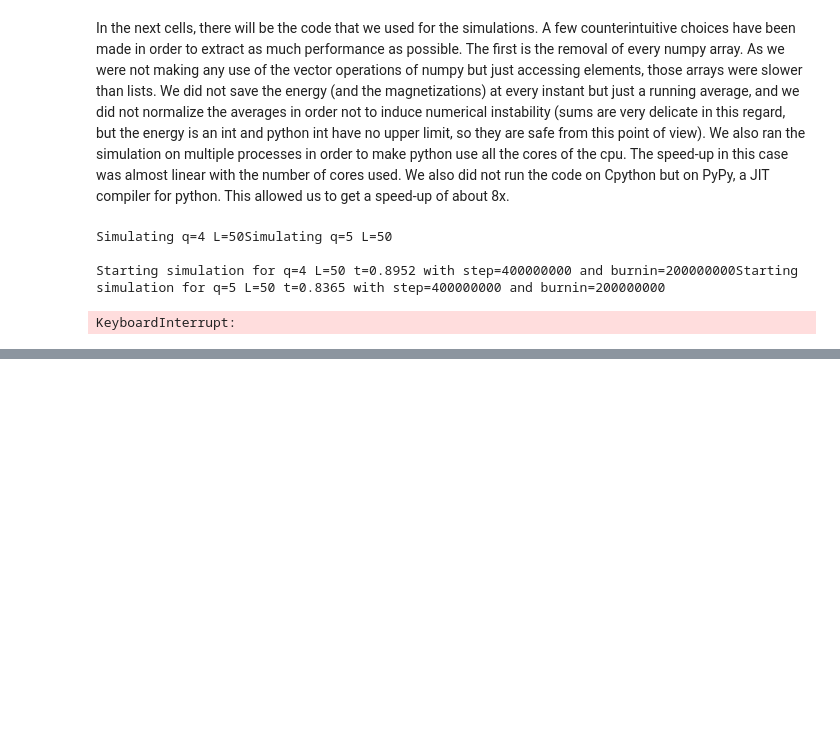
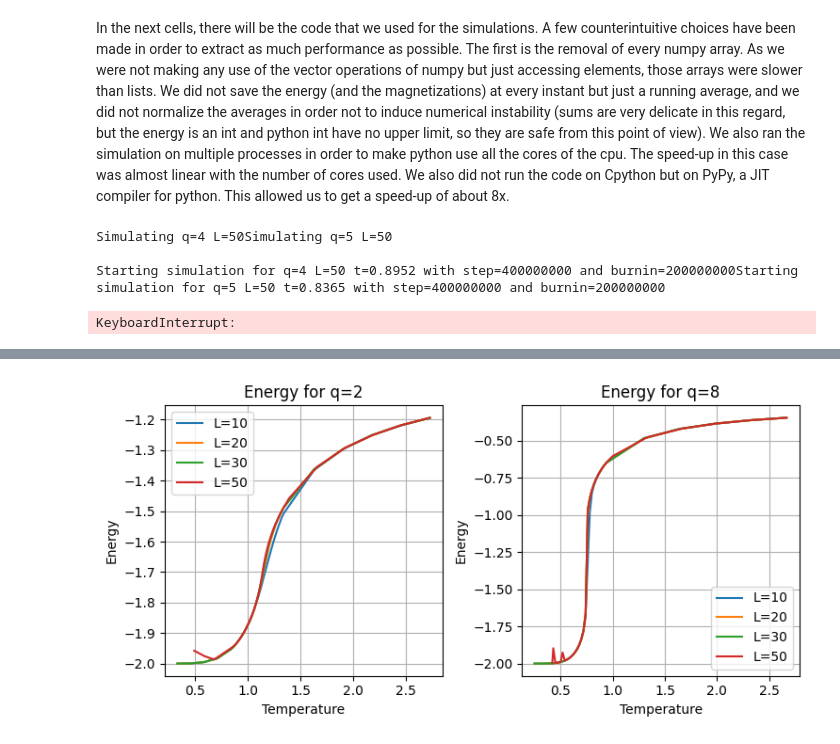
Before and after one commit to DarioFi/Potts-model-phase-transitions, a Jupyter notebook: dario.ipynb, the cells around one changed output, grey strips where cells are left out. Drawn from its saved outputs; the diff is of its cells as text; code cells hidden in the pictures; blank space fills up the shorter version.

```diff
--- a/dario.ipynb
+++ b/dario.ipynb
@@ -303,0 +352,19 @@ KeyboardInterrupt:
+# %%
+import numpy as np
+
+q_1 = [2, 8]
+fig, ax = plt.subplots(1, 2, figsize=(8, 4))
+fig.tight_layout(pad=3.0)
+for i, q in enumerate(q_1):
+    for L in Ls:
+        # We divide by L^2 in order to have all the energies on the same order of magnitude
+
+        ax[i].plot(exps[q, L].temps, np.array(exps[q, L].avg_en) / L ** 2, label=f"L={L}")
+
+    ax[i].legend()
+    ax[i].set_xlabel("Temperature")
+    ax[i].set_ylabel("Energy")
+    ax[i].set_title(f"Energy for q={q}")
+    ax[i].grid()
+# %% [output]
+[figure, added]
```
Also changed, not shown: parts of 7 cells of this notebook, 2 other files.
